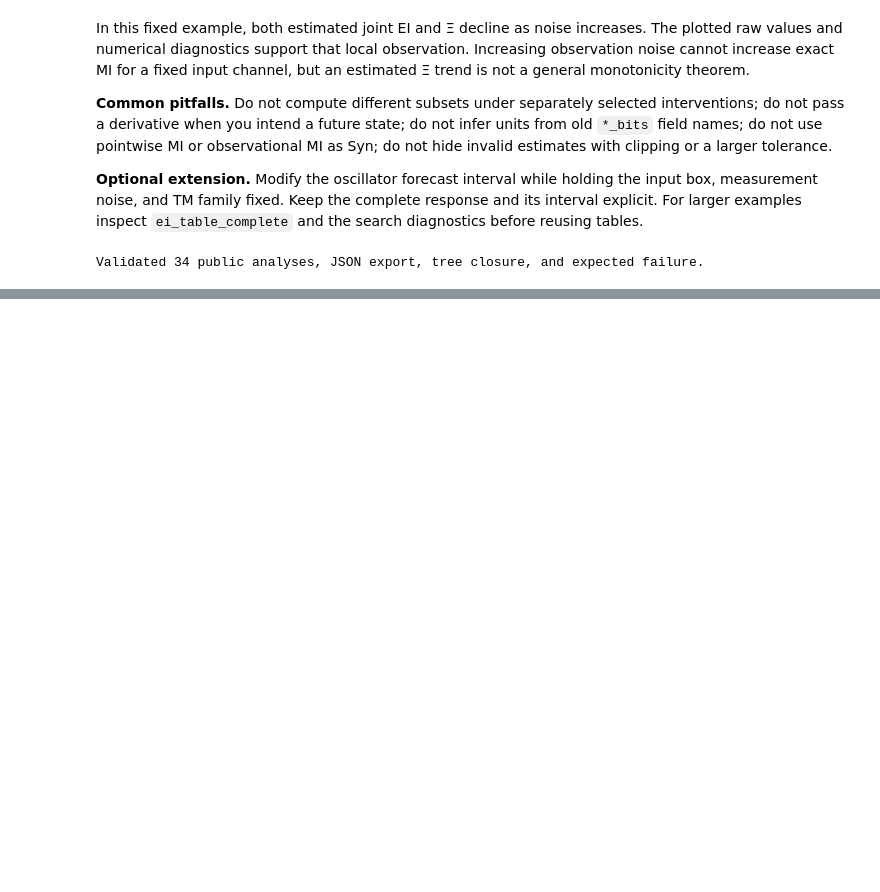
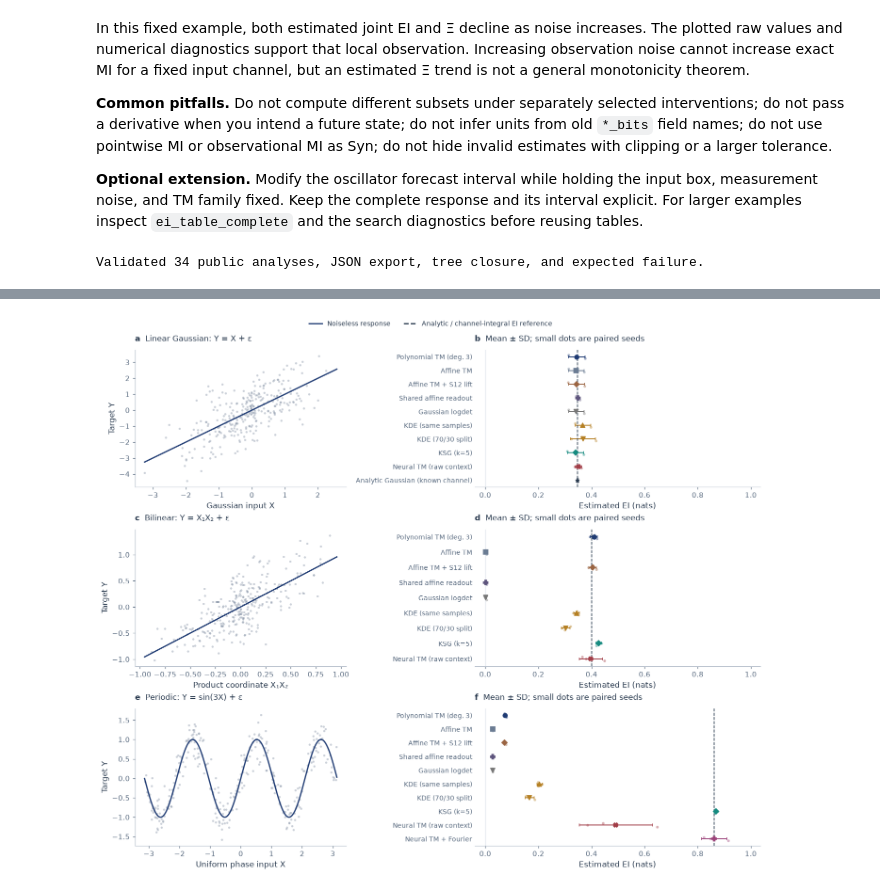
Before and after one commit to Matthew-ymz/EID, a Jupyter notebook: examples/1_feature_overview/example.ipynb, the cells around one changed output, grey strips where cells are left out. Cells and saved outputs as stored; diff of their text form; code cells hidden in the pictures; blank space fills up the shorter version.

Commit message:
Upgrade EI estimator backends and tutorials to 0.2.0

```diff
--- a/examples/1_feature_overview/example.ipynb
+++ b/examples/1_feature_overview/example.ipynb
@@ -860,0 +893,6 @@ Validated 34 public analyses, JSON export, tree closure, and expected failure.
+# %%
+import eid as ei
+import estimator_comparisons as comparisons
+import estimator_figures as comparison_plots
+
+comparison_figure_dir = ROOT / "examples/1_feature_overview/fig"
@@ -860,0 +909,13 @@ Validated 34 public analyses, JSON export, tree closure, and expected failure.
+# %%
+comparison_config = comparisons.ComparisonConfig(
+    seeds=(7, 19, 31),
+    sample_count=1000,
+    sample_sizes=(128, 384, 1024),
+    dimensions=(1, 4, 8),
+    noise_scales=(0.05, 0.15, 0.5, 1.5, 4.5),
+    input_scales=(0.1, 0.3, 0.7, 1.3),
+    syn_tolerance=0.03,
+    include_neural=True, neural_epochs=80,
+)
+# %%
+comparison_report = comparisons.run_comparisons(comparison_config)
@@ -860,0 +930,4 @@ Validated 34 public analyses, JSON export, tree closure, and expected failure.
+# %%
+comparison_plots.channels(comparison_report, comparison_figure_dir);
+# %% [output]
+[figure, added]
```
Also changed, not shown: parts of 28 cells of this notebook, 32 other files.
